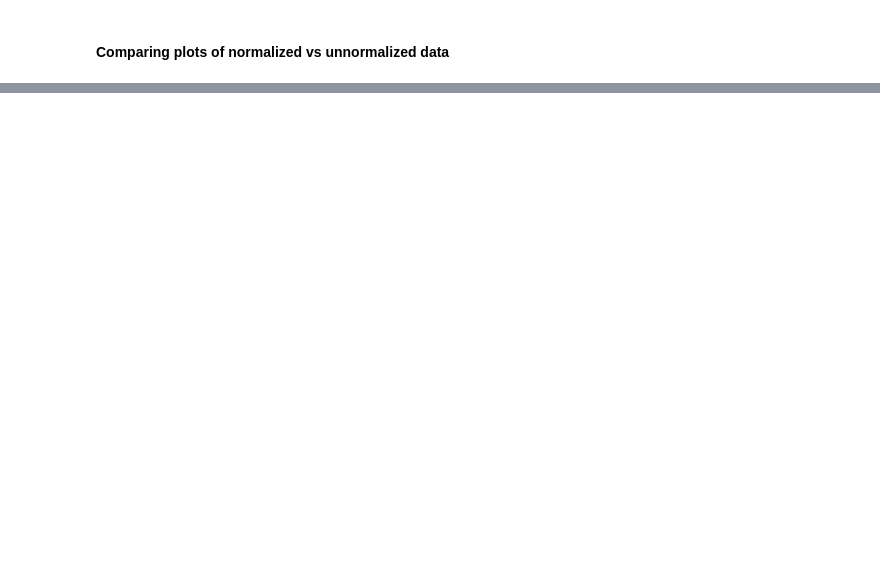
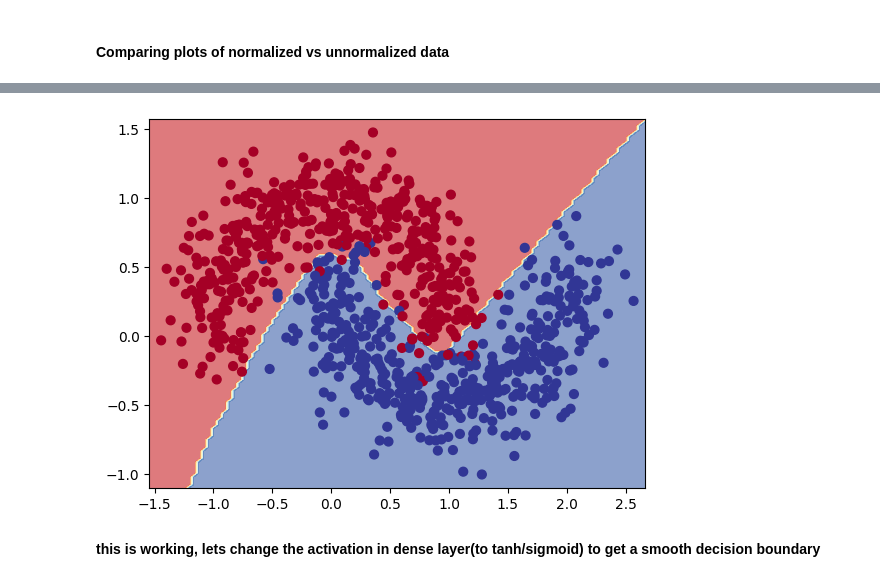
Before and after one commit to divyalaldinani/Deep-Learning-in-TensorFlow, a Jupyter notebook: 03_classification_using_NN_in_tensorflow.ipynb, the cells around one changed output, grey strips where cells are left out. Drawn from its saved outputs; the diff is of its cells as text; code cells hidden in the pictures; blank space fills up the shorter version.

```diff
--- a/03_classification_using_NN_in_tensorflow.ipynb
+++ b/03_classification_using_NN_in_tensorflow.ipynb
@@ -1085,0 +1275,2 @@ plt.show()
+# %%
+model_2_2.fit(X_train, y_train, epochs=50, validation_data=(X_test, y_test))
@@ -1085,0 +1296,3 @@ plt.show()
+# %%
+plot_decision_boundary(model_2_2, X, y)
+# %% [output]
@@ -1085,0 +1301,3 @@ plt.show()
+[figure, added]
+# %% [markdown]
+**this is working, lets change the activation in dense layer(to tanh/sigmoid) to get a smooth decision boundary**
```
Also changed, not shown: parts of 76 cells of this notebook.
